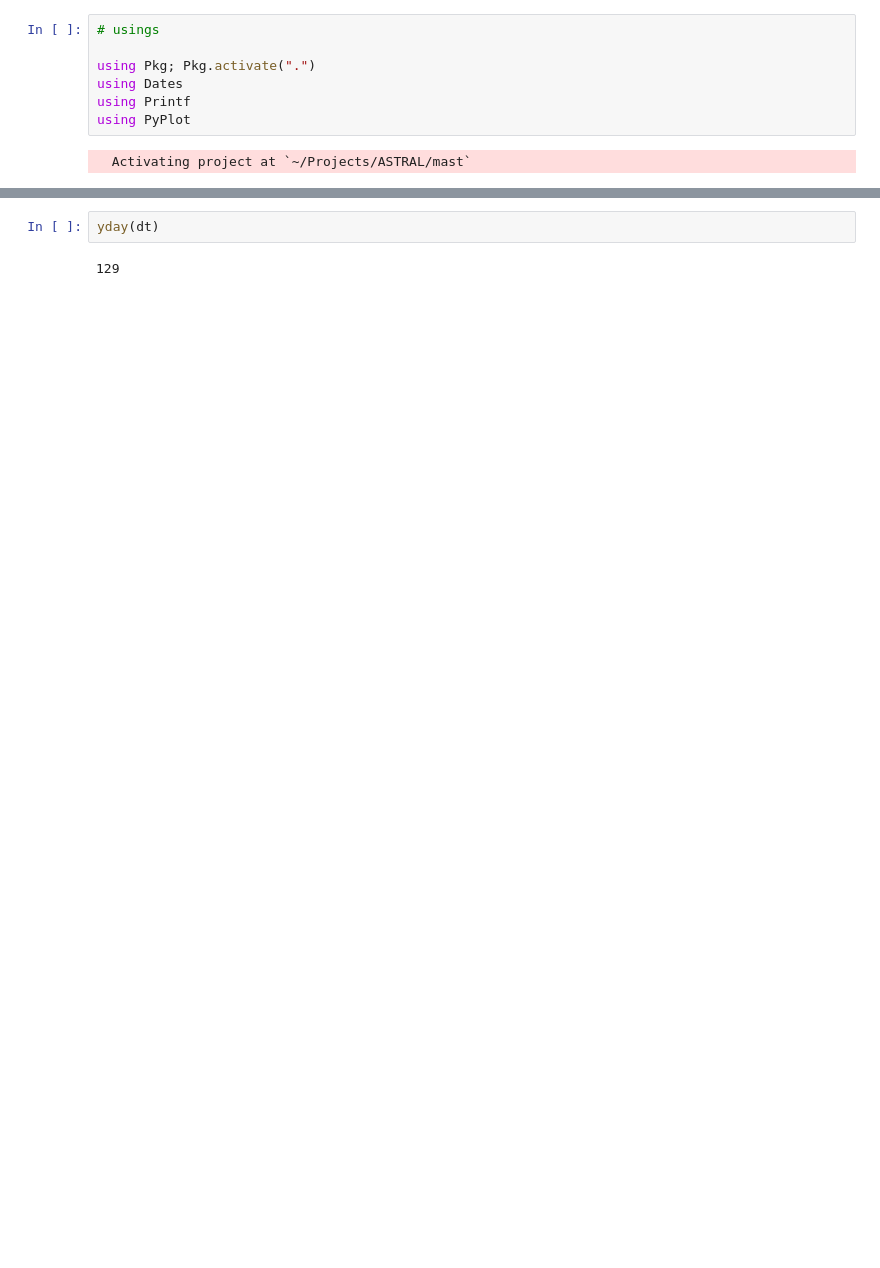
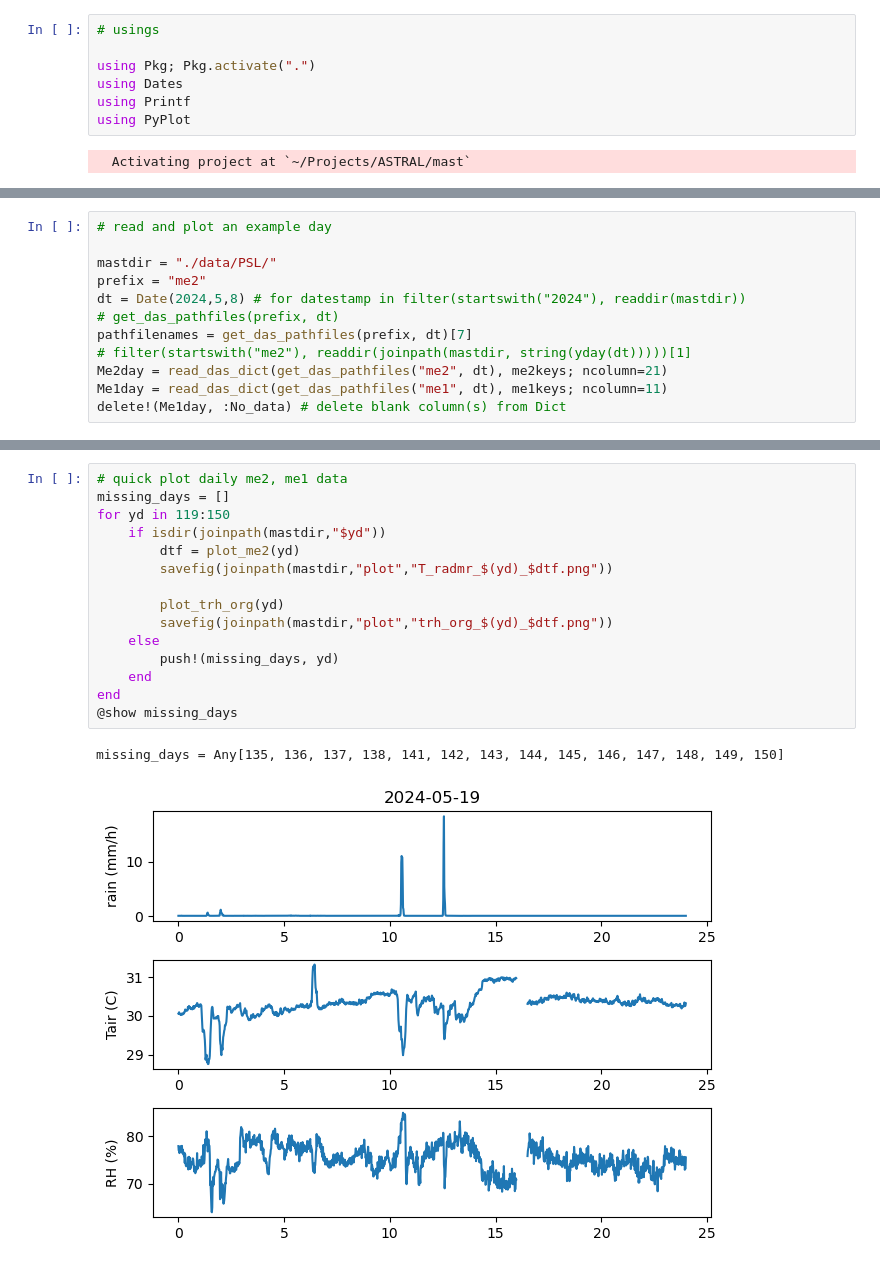
Before and after one commit to deszoeke/ASTRAL-mast, a Jupyter notebook: read_met.ipynb, the cells around one changed output, grey strips where cells are left out. Drawn from its saved outputs; the diff is of its cells as text; blank space fills up the shorter version.

Commit message:
read and plot me1 and me2

```diff
--- a/read_met.ipynb
+++ b/read_met.ipynb
@@ -268,0 +298,12 @@ decimal_hour (generic function with 1 method)
+# %%
+# read and plot an example day
+
+mastdir = "./data/PSL/"
+prefix = "me2"
+dt = Date(2024,5,8) # for datestamp in filter(startswith("2024"), readdir(mastdir))
+# get_das_pathfiles(prefix, dt)
+pathfilenames = get_das_pathfiles(prefix, dt)[7]
+# filter(startswith("me2"), readdir(joinpath(mastdir, string(yday(dt)))))[1]
+Me2day = read_das_dict(get_das_pathfiles("me2", dt), me2keys; ncolumn=21)
+Me1day = read_das_dict(get_das_pathfiles("me1", dt), me1keys; ncolumn=11)
+delete!(Me1day, :No_data) # delete blank column(s) from Dict
@@ -317,4 +405,18 @@ tight_layout()
-# %%
-yday(dt)
-# %% [output]
-129
+# %%
+# quick plot daily me2, me1 data
+missing_days = []
+for yd in 119:150
+    if isdir(joinpath(mastdir,"$yd"))
+        dtf = plot_me2(yd)
+        savefig(joinpath(mastdir,"plot","T_radmr_$(yd)_$dtf.png"))
+
+        plot_trh_org(yd)
+        savefig(joinpath(mastdir,"plot","trh_org_$(yd)_$dtf.png"))
+    else
+        push!(missing_days, yd)
+    end
+end
+@show missing_days
+# %% [output]
+missing_days = Any[135, 136, 137, 138, 141, 142, 143, 144, 145, 146, 147, 148, 149, 150]
+[figure, added]
```
Also changed, not shown: parts of 8 cells of this notebook, 1 other file.
